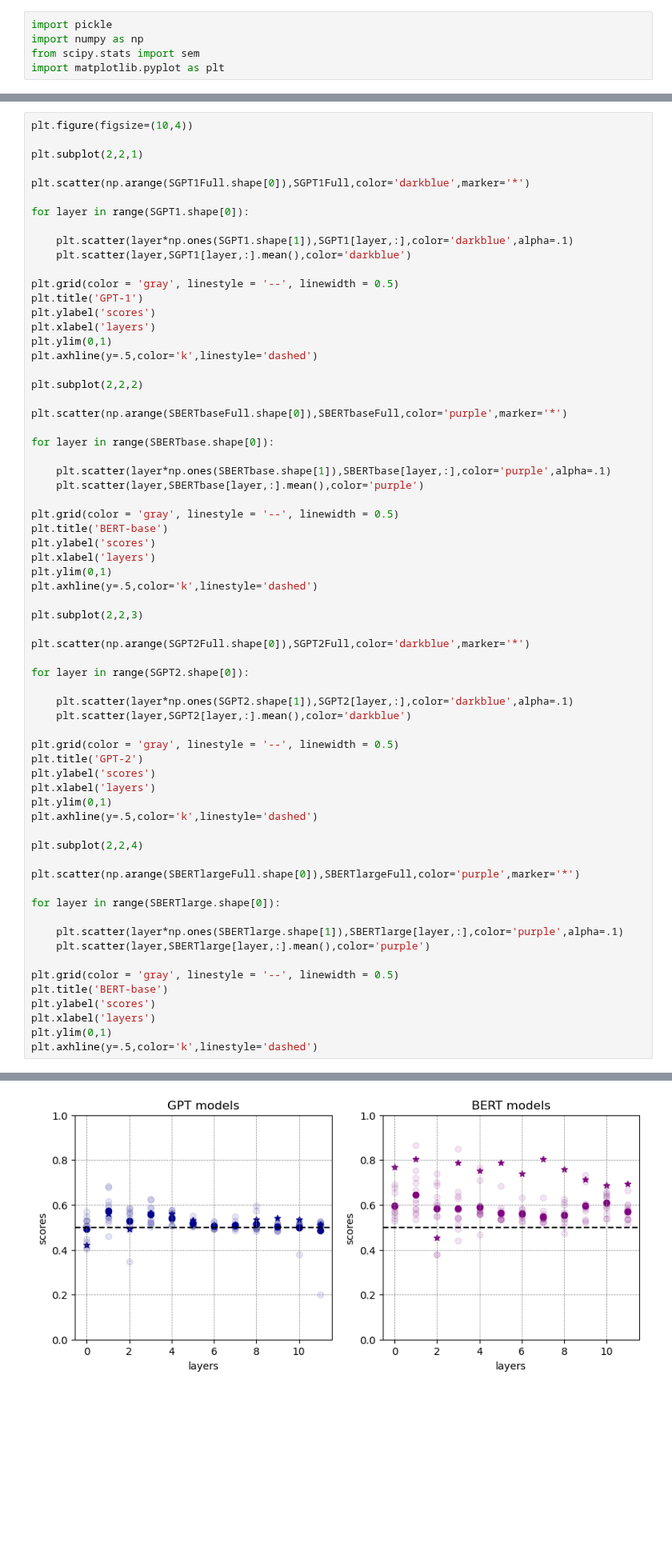
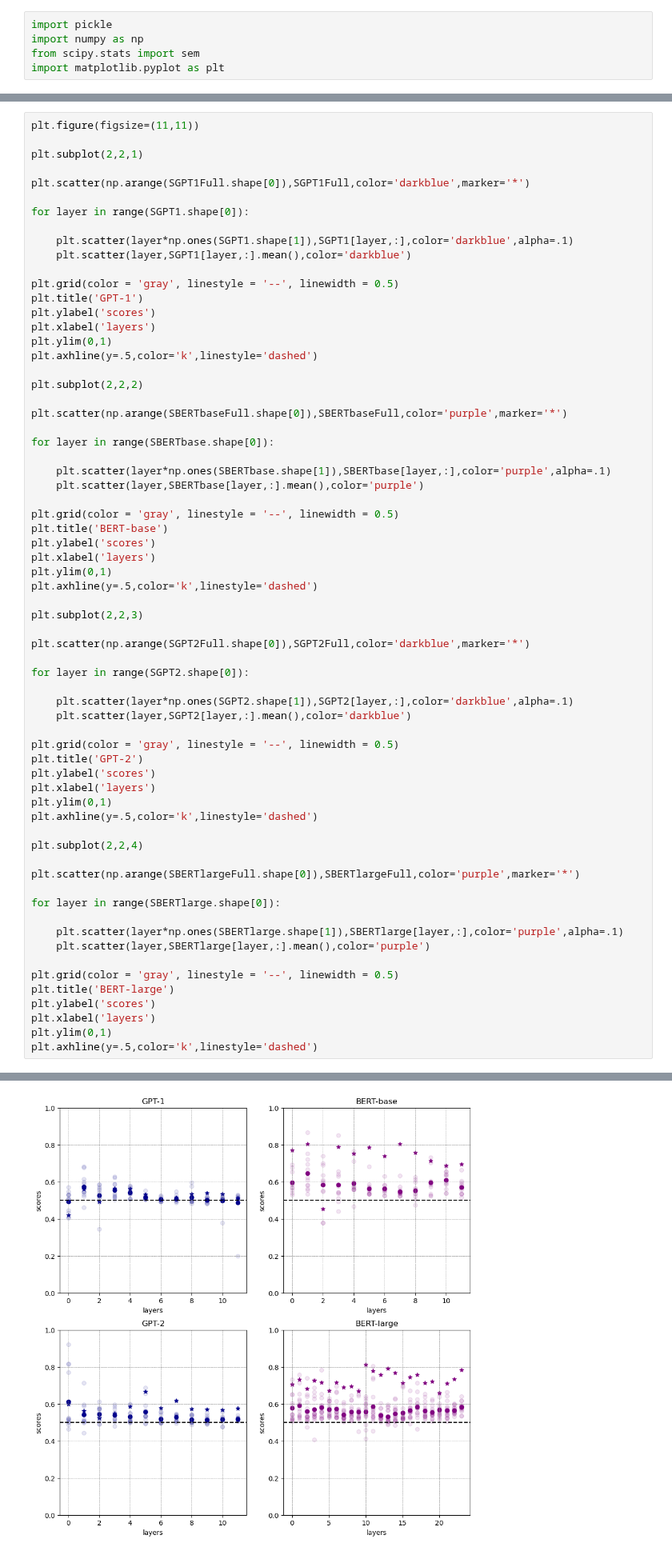
Before and after one commit to matteosaponati/attention-geometry, a Jupyter notebook: figures/scores-GPT1-BERTbase.ipynb, the cells around one changed output, grey strips where cells are left out. Shown at 80% size. Saved outputs shown, nothing was run; the diff lists cells and outputs as text; blank space fills up the shorter version.

```diff
--- a/figures/scores-GPT1-BERTbase.ipynb
+++ b/figures/scores-GPT1-BERTbase.ipynb
@@ -26,7 +26,7 @@ with open('../data/fig_scores/GPTFullmodels.pkl', 'rb') as file:
 SGPT1Full = models['GPT'][-2]**2
 SGPT2Full = models['GPT2'][-2]**2
 # %%
-plt.figure(figsize=(10,4))
+plt.figure(figsize=(11,11))
 
 plt.subplot(2,2,1)
 
@@ -65,32 +65,32 @@ plt.subplot(2,2,3)
 plt.scatter(np.arange(SGPT2Full.shape[0]),SGPT2Full,color='darkblue',marker='*')
 
 for layer in range(SGPT2.shape[0]):
 
     plt.scatter(layer*np.ones(SGPT2.shape[1]),SGPT2[layer,:],color='darkblue',alpha=.1)
     plt.scatter(layer,SGPT2[layer,:].mean(),color='darkblue')
 
 plt.grid(color = 'gray', linestyle = '--', linewidth = 0.5)
 plt.title('GPT-2')
 plt.ylabel('scores')
 plt.xlabel('layers')
 plt.ylim(0,1)
 plt.axhline(y=.5,color='k',linestyle='dashed')
 
 plt.subplot(2,2,4)
 
 plt.scatter(np.arange(SBERTlargeFull.shape[0]),SBERTlargeFull,color='purple',marker='*')
 
 for layer in range(SBERTlarge.shape[0]):
 
     plt.scatter(layer*np.ones(SBERTlarge.shape[1]),SBERTlarge[layer,:],color='purple',alpha=.1)
     plt.scatter(layer,SBERTlarge[layer,:].mean(),color='purple')
 
 plt.grid(color = 'gray', linestyle = '--', linewidth = 0.5)
-plt.title('BERT-base')
+plt.title('BERT-large')
 plt.ylabel('scores')
 plt.xlabel('layers')
 plt.ylim(0,1)
 plt.axhline(y=.5,color='k',linestyle='dashed')
 # %% [output]
 <matplotlib.lines.Line2D at 0x...>
-[figure, old version]
+[figure, new version]
```
Also changed, not shown: 2 other files.
